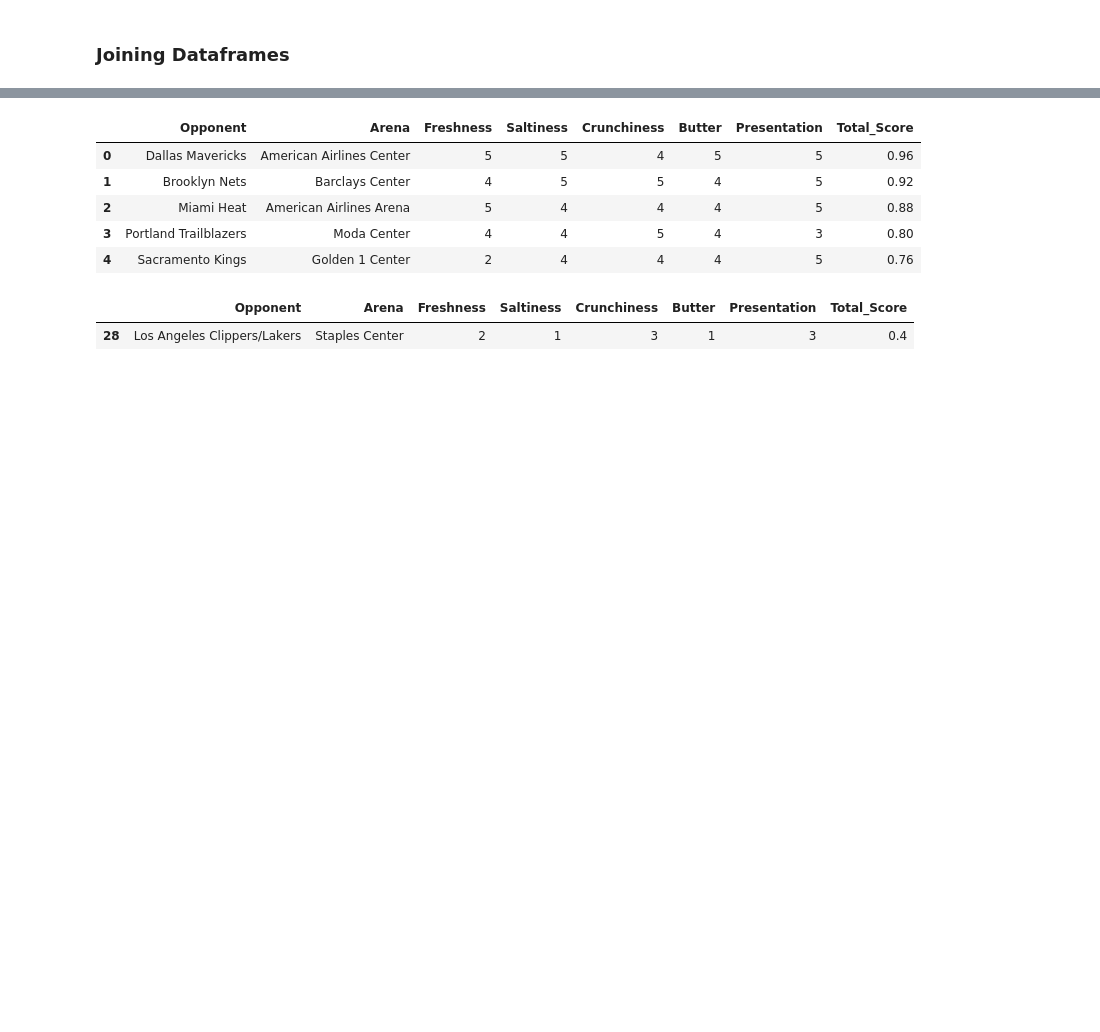
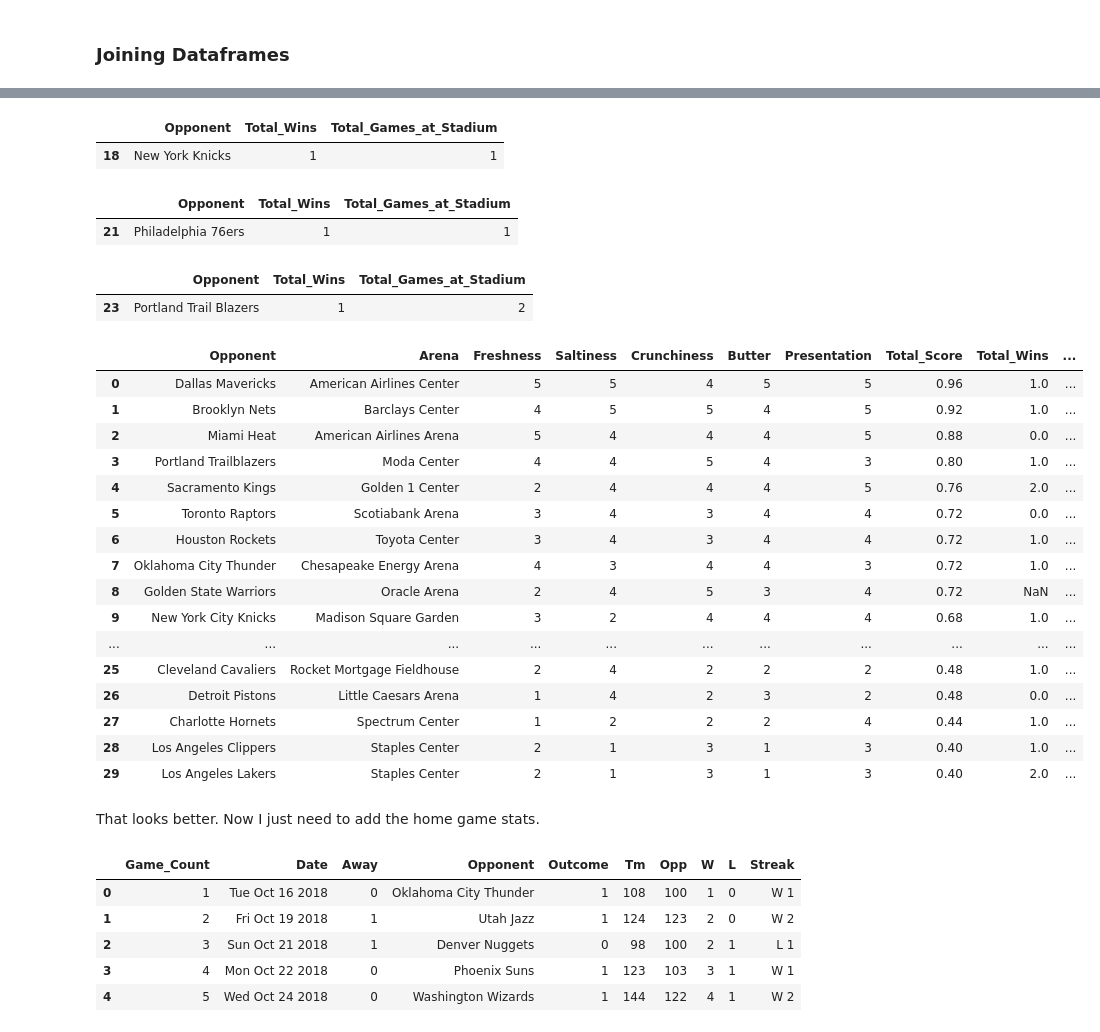
Before and after one commit to georgiannajames/Steph-Curry-Popcorn-Ranking-Analysis, a Jupyter notebook: Analysis.ipynb, the cells around one changed output, grey strips where cells are left out. Cells and saved outputs as stored; diff of their text form; code cells hidden in the pictures; blank space fills up the shorter version.

```diff
--- a/Analysis.ipynb
+++ b/Analysis.ipynb
@@ -185,14 +220,52 @@ results_per_stadium.head()
+# %%
+results_per_stadium.query("Opponent== 'New York Knicks' ")
+# %% [output]
+|  | Opponent | Total_Wins | Total_Games_at_Stadium |
+| 18 | New York Knicks | 1 | 1 |
+# %%
+results_per_stadium.at[18, 'Opponent'] = 'New York City Knicks'
+# %%
+results_per_stadium.query("Opponent== 'Philadelphia 76ers' ")
+# %% [output]
+|  | Opponent | Total_Wins | Total_Games_at_Stadium |
+| 21 | Philadelphia 76ers | 1 | 1 |
+# %%
+results_per_stadium.at[21, 'Opponent'] = 'Philadelphia Sixers'
+# %%
+results_per_stadium.query("Opponent=='Portland Trail Blazers' ")
+# %% [output]
+|  | Opponent | Total_Wins | Total_Games_at_Stadium |
+| 23 | Portland Trail Blazers | 1 | 2 |
+# %%
+results_per_stadium.at[23, 'Opponent'] = 'Portland Trailblazers'
+# %%
+popcorn_ratings.merge(results_per_stadium,how='outer', on='Opponent')
+# %% [output]
+|  | Opponent | Arena | Freshness | Saltiness | Crunchiness | Butter | Presentation | Total_Score | Total_Wins | ... |
+| 0 | Dallas Mavericks | American Airlines Center | 5 | 5 | 4 | 5 | 5 | 0.96 | 1.0 | ... |
+| 1 | Brooklyn Nets | Barclays Center | 4 | 5 | 5 | 4 | 5 | 0.92 | 1.0 | ... |
+| 2 | Miami Heat | American Airlines Arena | 5 | 4 | 4 | 4 | 5 | 0.88 | 0.0 | ... |
+| 3 | Portland Trailblazers | Moda Center | 4 | 4 | 5 | 4 | 3 | 0.80 | 1.0 | ... |
+| 4 | Sacramento Kings | Golden 1 Center | 2 | 4 | 4 | 4 | 5 | 0.76 | 2.0 | ... |
+| 5 | Toronto Raptors | Scotiabank Arena | 3 | 4 | 3 | 4 | 4 | 0.72 | 0.0 | ... |
+| 6 | Houston Rockets | Toyota Center | 3 | 4 | 3 | 4 | 4 | 0.72 | 1.0 | ... |
+| 7 | Oklahoma City Thunder | Chesapeake Energy Arena | 4 | 3 | 4 | 4 | 3 | 0.72 | 1.0 | ... |
+| 8 | Golden State Warriors | Oracle Arena | 2 | 4 | 5 | 3 | 4 | 0.72 | NaN | ... |
+| 9 | New York City Knicks | Madison Square Garden | 3 | 2 | 4 | 4 | 4 | 0.68 | 1.0 | ... |
+| ... | ... | ... | ... | ... | ... | ... | ... | ... | ... | ... |
+| 25 | Cleveland Cavaliers | Rocket Mortgage Fieldhouse | 2 | 4 | 2 | 2 | 2 | 0.48 | 1.0 | ... |
+| 26 | Detroit Pistons | Little Caesars Arena | 1 | 4 | 2 | 3 | 2 | 0.48 | 0.0 | ... |
+| 27 | Charlotte Hornets | Spectrum Center | 1 | 2 | 2 | 2 | 4 | 0.44 | 1.0 | ... |
+| 28 | Los Angeles Clippers | Staples Center | 2 | 1 | 3 | 1 | 3 | 0.40 | 1.0 | ... |
+| 29 | Los Angeles Lakers | Staples Center | 2 | 1 | 3 | 1 | 3 | 0.40 | 2.0 | ... |
+# %% [markdown]
+That looks better. Now I just need to add the home game stats.
 # %%
-popcorn_ratings.head()
+season_results.head()
 # %% [output]
-|  | Opponent | Arena | Freshness | Saltiness | Crunchiness | Butter | Presentation | Total_Score |
-| 0 | Dallas Mavericks | American Airlines Center | 5 | 5 | 4 | 5 | 5 | 0.96 |
-| 1 | Brooklyn Nets | Barclays Center | 4 | 5 | 5 | 4 | 5 | 0.92 |
-| 2 | Miami Heat | American Airlines Arena | 5 | 4 | 4 | 4 | 5 | 0.88 |
-| 3 | Portland Trailblazers | Moda Center | 4 | 4 | 5 | 4 | 3 | 0.80 |
-| 4 | Sacramento Kings | Golden 1 Center | 2 | 4 | 4 | 4 | 5 | 0.76 |
+|  | Game_Count | Date | Away | Opponent | Outcome | Tm | Opp | W | L | Streak |
+| 0 | 1 | Tue Oct 16 2018 | 0 | Oklahoma City Thunder | 1 | 108 | 100 | 1 | 0 | W 1 |
+| 1 | 2 | Fri Oct 19 2018 | 1 | Utah Jazz | 1 | 124 | 123 | 2 | 0 | W 2 |
+| 2 | 3 | Sun Oct 21 2018 | 1 | Denver Nuggets | 0 | 98 | 100 | 2 | 1 | L 1 |
+| 3 | 4 | Mon Oct 22 2018 | 0 | Phoenix Suns | 1 | 123 | 103 | 3 | 1 | W 1 |
+| 4 | 5 | Wed Oct 24 2018 | 0 | Washington Wizards | 1 | 144 | 122 | 4 | 1 | W 2 |
-# %%
-popcorn_ratings.query("Opponent == 'Los Angeles Clippers/Lakers'")
-# %% [output]
-|  | Opponent | Arena | Freshness | Saltiness | Crunchiness | Butter | Presentation | Total_Score |
-| 28 | Los Angeles Clippers/Lakers | Staples Center | 2 | 1 | 3 | 1 | 3 | 0.4 |
```
Also changed, not shown: parts of 20 cells of this notebook, 3 other files.
